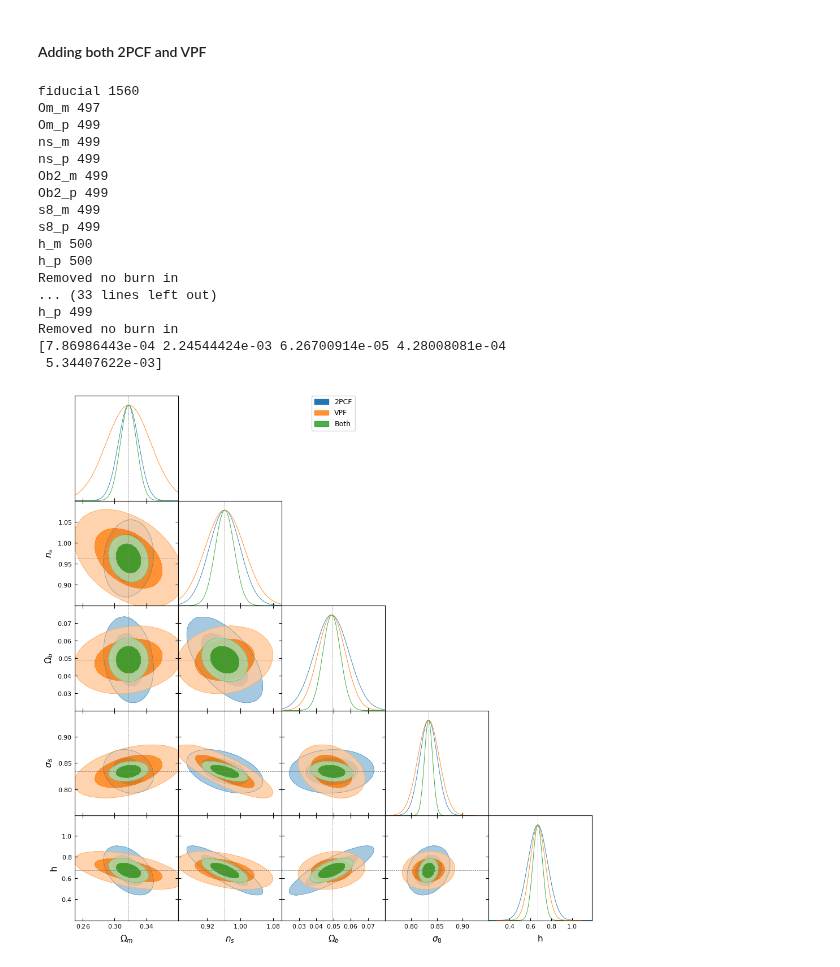
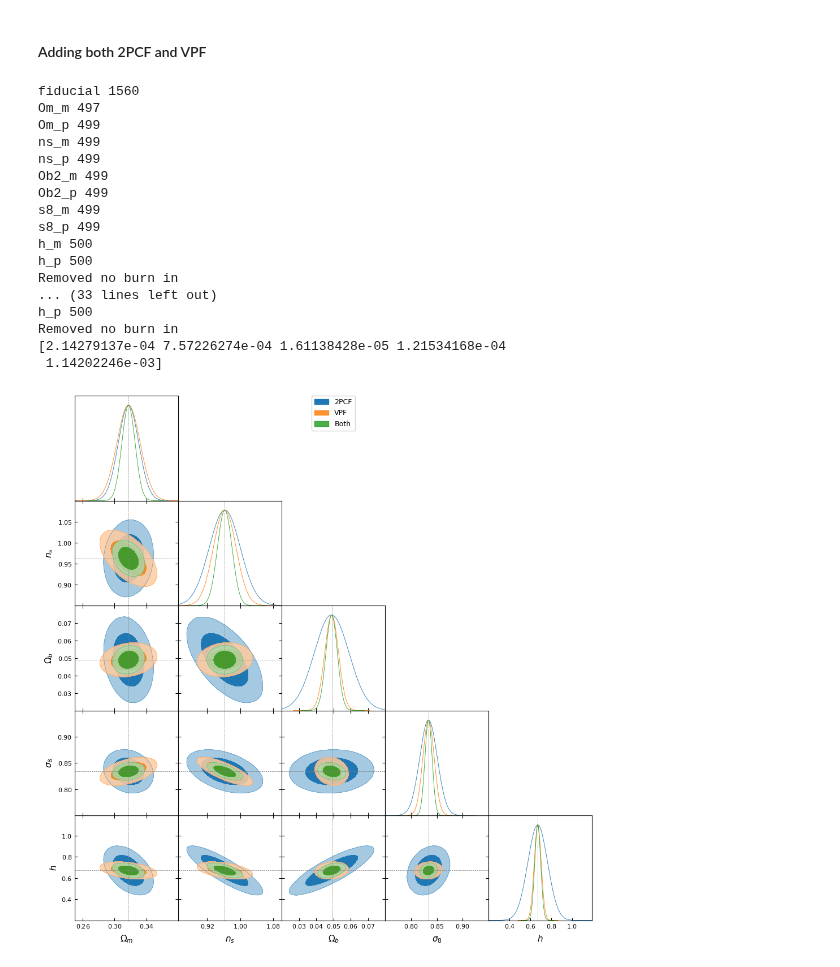
Before and after one commit to FedeDavilaKurban/VPF_Quijote, a Jupyter notebook: fisherMatrixComputation.ipynb, the cells around one changed output. Saved outputs shown, nothing was run; the diff lists cells and outputs as text; code cells hidden in the pictures.

```diff
--- a/fisherMatrixComputation.ipynb
+++ b/fisherMatrixComputation.ipynb
@@ -1826,7 +1832,10 @@ def get_filename_2pcf(rmin,rmax,nbins_m,nbins_s,cosm,space,axis):
     return filename
 
 def get_filenames_vpf(rmin,rmax,rbin,njk,ns,cosm,space,axis):
-    filename = f'vpfdata_{rmin}-{rmax}-{rbin}-{njk}-{ns}-{cosm}-{space}*.dat'
+    if njk==None:
+        filename = f'vpfdata_{rmin}-{rmax}-{rbin}-{ns}-{cosm}-{space}*.dat'
+    else:
+        filename = f'vpfdata_{rmin}-{rmax}-{rbin}-{njk}-{ns}-{cosm}-{space}*.dat'
     return filename
 
 def compute_mean_cov(summaries):
@@ -1903,7 +1912,9 @@ def get_MeanCovCorrM_vpf(cosm):
     # Read all files
     for file in filelist:
         data = ascii.read(file)
-        p0.append( np.concatenate((data['P0'],data['N_mean']*data['xi']),axis=None) )
+        p0.append( np.concatenate((data['P0'],data['P1'],data['P2'],\
+                                   data['P3'],data['P4'],data['P5'],\
+                                    data['N_mean'],data['xi']),axis=None) )
 
     p0_array = np.array(p0)
     mean = np.mean(p0_array, axis=0)
@@ -1957,7 +1968,10 @@ def get_MeanCovCorrM_vpf2pcf(cosm):
         data_2pcf = ascii.read(file_2pcf)
         data_vpf = ascii.read(file_vpf)
 
-        stats.append( np.concatenate((data_2pcf['xi0'],data_2pcf['xi2'],data_vpf['P0'],data_vpf['N_mean'],data_vpf['xi']),axis=None) )
+        stats.append( np.concatenate((data_2pcf['xi0'],data_2pcf['xi2'],\
+                                      data_vpf['P0'],data_vpf['P1'],data_vpf['P2'],\
+                                   data_vpf['P3'],data_vpf['P4'],data_vpf['P5'],\
+                                    data_vpf['N_mean'],data_vpf['xi']),axis=None) )
         #stats.append( np.concatenate((data_2pcf['xi0'],data_2pcf['xi2']),axis=None) )
 
     stats_array = np.array(stats)
@@ -2024,11 +2038,11 @@ param_limits = {
 }
 file_parameters_vpf = dict(
     {
-        "ns":int(10000),
+        "ns":int(100000),
         "rbin":int(30),
         "rmin":3.,
         "rmax":int(30),
-        "njk":int(10),
+        "njk":None,
         "space":'zspace',
         "filedir":'../data/output/vpf/',
         "axis":1
@@ -2128,34 +2142,34 @@ colors =  plt.rcParams['axes.prop_cycle'].by_key()['color']
 g = plots.get_subplot_plotter()
 
 
 
 method_labels = ['2PCF','VPF','Both']
 # Plot the triangle plot
 g.triangle_plot([mcs_2pcf,mcs_vpf,mcs_both], filled=True, legend_labels=method_labels,
                 param_limits=param_limits, contour_colors=colors)
 g.add_param_markers({'Om':cp.cosm_param['Om']['fid'],'h':cp.cosm_param['h']['fid'],\
                      'ns':cp.cosm_param['ns']['fid'],'Ob2':cp.cosm_param['Ob2']['fid'],\
                     's8':cp.cosm_param['s8']['fid']})
 
 print(mcs_vpf.getVars())
 # Show the plot
 plt.show()
 # %% [output]
 fiducial 1560
 Om_m 497
 Om_p 499
 ns_m 499
 ns_p 499
 Ob2_m 499
 Ob2_p 499
 s8_m 499
 s8_p 499
 h_m 500
 h_p 500
 Removed no burn in
 ... (33 lines left out)
-h_p 499
+h_p 500
 Removed no burn in
-[7.86986443e-04 2.24544424e-03 6.26700914e-05 4.28008081e-04
- 5.34407622e-03]
+[2.14279137e-04 7.57226274e-04 1.61138428e-05 1.21534168e-04
+ 1.14202246e-03]
-[figure, old version]
+[figure, new version]
```
Also changed, not shown: parts of 2 cells of this notebook.
